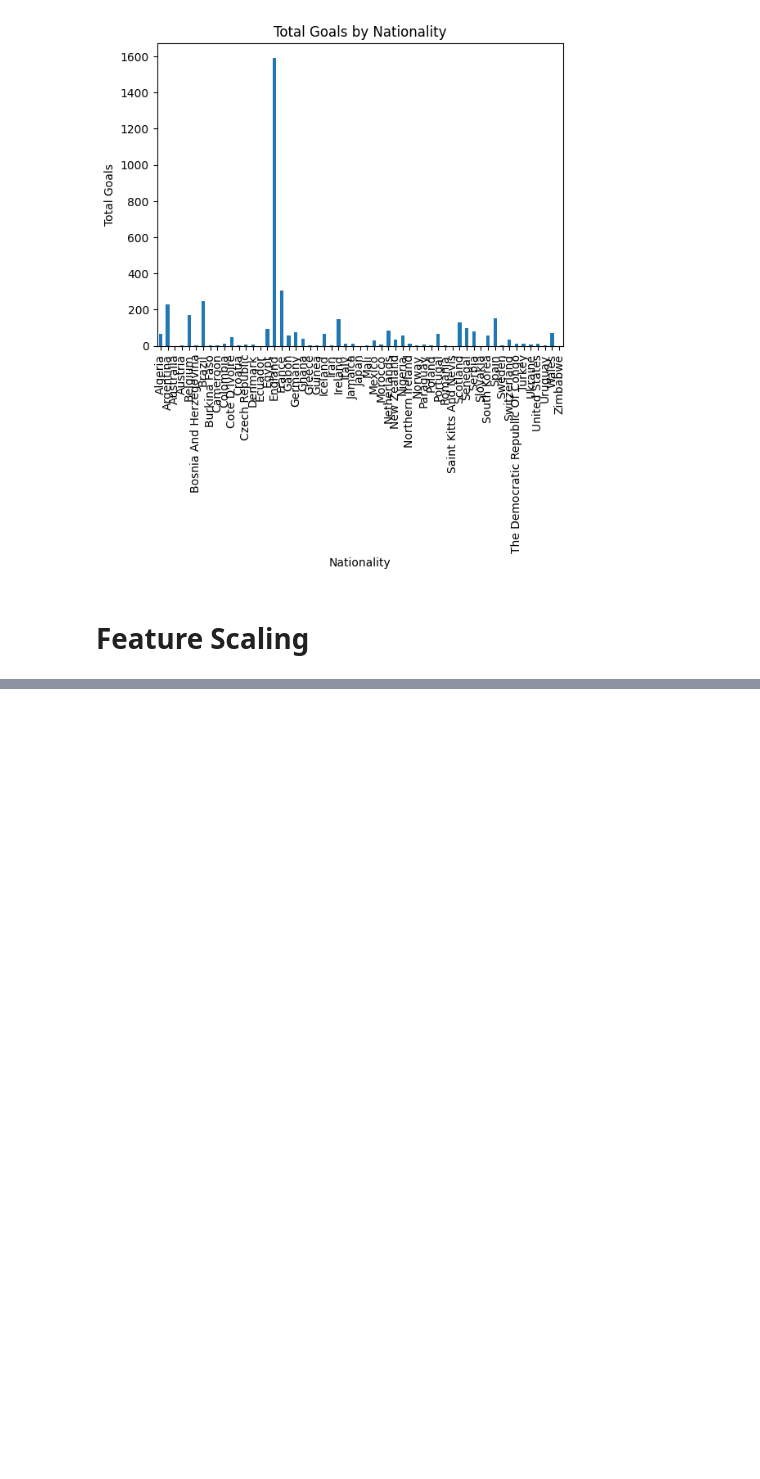
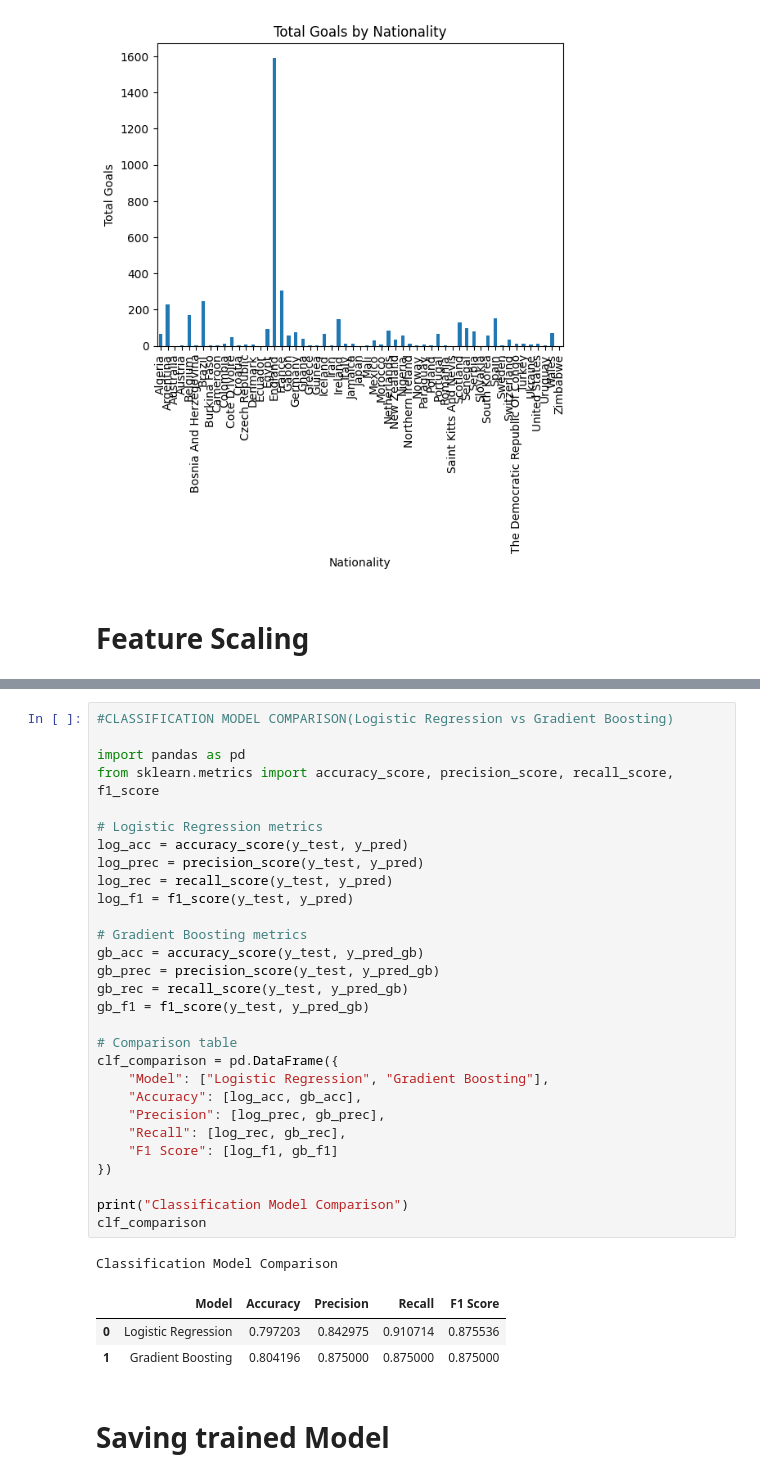
Before and after one commit to springboardmentor1979b-cmyk/ScoreSight---Predicting-EPL-Points-Tally-Top-Scorer, a Jupyter notebook: Janhavi_EPLPREDICTION.ipynb, the cells around one changed output, grey strips where cells are left out. Saved outputs shown, nothing was run; the diff lists cells and outputs as text; blank space fills up the shorter version.

```diff
--- a/Janhavi_EPLPREDICTION.ipynb
+++ b/Janhavi_EPLPREDICTION.ipynb
@@ -675,0 +1110,36 @@ Raw values (first 10 rows):
+# %%
+#CLASSIFICATION MODEL COMPARISON(Logistic Regression vs Gradient Boosting)
+
+import pandas as pd
+from sklearn.metrics import accuracy_score, precision_score, recall_score, f1_score
+
+# Logistic Regression metrics
+log_acc = accuracy_score(y_test, y_pred)
+log_prec = precision_score(y_test, y_pred)
+log_rec = recall_score(y_test, y_pred)
+log_f1 = f1_score(y_test, y_pred)
+
+# Gradient Boosting metrics
+gb_acc = accuracy_score(y_test, y_pred_gb)
+gb_prec = precision_score(y_test, y_pred_gb)
+gb_rec = recall_score(y_test, y_pred_gb)
+gb_f1 = f1_score(y_test, y_pred_gb)
+
+# Comparison table
+clf_comparison = pd.DataFrame({
+    "Model": ["Logistic Regression", "Gradient Boosting"],
+    "Accuracy": [log_acc, gb_acc],
+    "Precision": [log_prec, gb_prec],
+    "Recall": [log_rec, gb_rec],
+    "F1 Score": [log_f1, gb_f1]
+})
+
+print("Classification Model Comparison")
+clf_comparison
+# %% [output]
+Classification Model Comparison
+|  | Model | Accuracy | Precision | Recall | F1 Score |
+| 0 | Logistic Regression | 0.797203 | 0.842975 | 0.910714 | 0.875536 |
+| 1 | Gradient Boosting | 0.804196 | 0.875000 | 0.875000 | 0.875000 |
+# %% [markdown]
+# Saving trained Model
```
Also changed, not shown: parts of 29 cells of this notebook.
